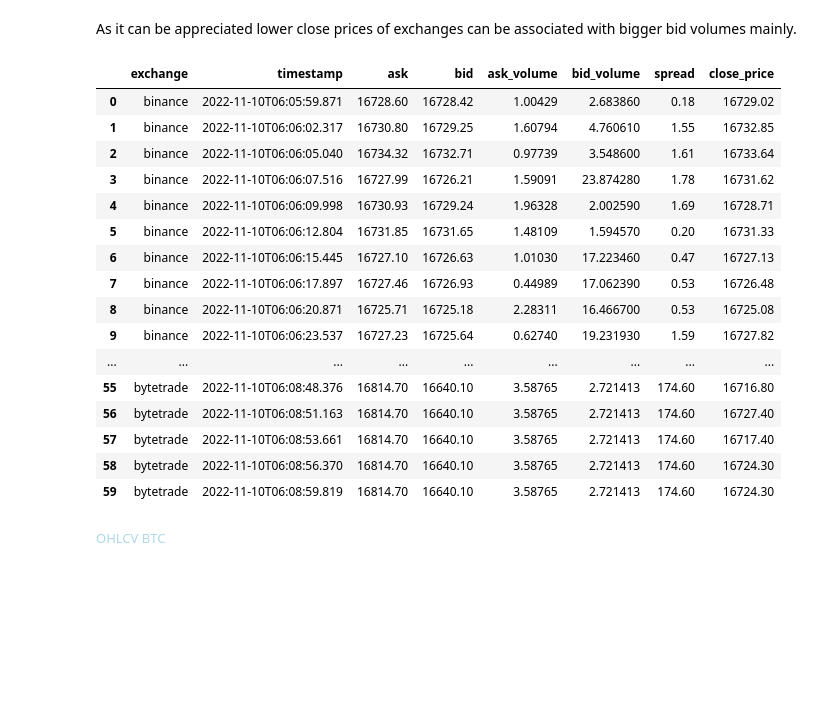
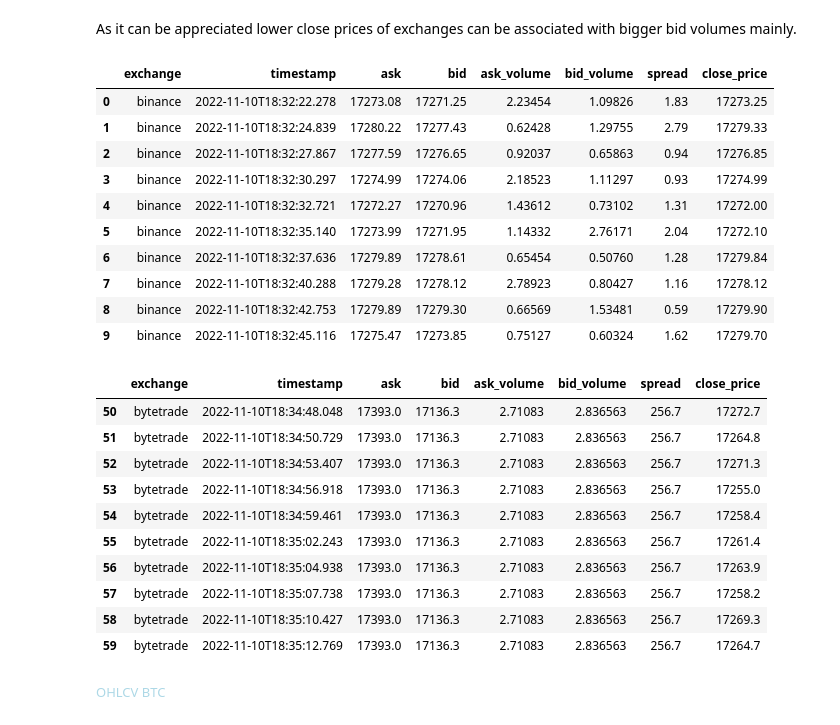
Before and after one commit to EstebanMqz/Microstructure-Visualization-Modelling, a Jupyter notebook: notebook.ipynb, the cells around one changed output. Cells and saved outputs as stored; diff of their text form; code cells hidden in the pictures; blank space fills up the shorter version.

```diff
--- a/notebook.ipynb
+++ b/notebook.ipynb
@@ -396,25 +398,33 @@ Clearly, prices are the most important factor for investments and that's why Mid
 As it can be appreciated lower close prices of exchanges can be associated with bigger bid volumes mainly.
 # %%
 verif_df1 = fn.concatenate(verif_0_B[0], verif_1_B[0], verif_2_B[0], n)
-verif_df1
+verif_df1.head(10)
 # %% [output]
 |  | exchange | timestamp | ask | bid | ask_volume | bid_volume | spread | close_price |
-| 0 | binance | 2022-11-10T06:05:59.871 | 16728.60 | 16728.42 | 1.00429 | 2.683860 | 0.18 | 16729.02 |
-| 1 | binance | 2022-11-10T06:06:02.317 | 16730.80 | 16729.25 | 1.60794 | 4.760610 | 1.55 | 16732.85 |
-| 2 | binance | 2022-11-10T06:06:05.040 | 16734.32 | 16732.71 | 0.97739 | 3.548600 | 1.61 | 16733.64 |
-| 3 | binance | 2022-11-10T06:06:07.516 | 16727.99 | 16726.21 | 1.59091 | 23.874280 | 1.78 | 16731.62 |
-| 4 | binance | 2022-11-10T06:06:09.998 | 16730.93 | 16729.24 | 1.96328 | 2.002590 | 1.69 | 16728.71 |
-| 5 | binance | 2022-11-10T06:06:12.804 | 16731.85 | 16731.65 | 1.48109 | 1.594570 | 0.20 | 16731.33 |
-| 6 | binance | 2022-11-10T06:06:15.445 | 16727.10 | 16726.63 | 1.01030 | 17.223460 | 0.47 | 16727.13 |
-| 7 | binance | 2022-11-10T06:06:17.897 | 16727.46 | 16726.93 | 0.44989 | 17.062390 | 0.53 | 16726.48 |
-| 8 | binance | 2022-11-10T06:06:20.871 | 16725.71 | 16725.18 | 2.28311 | 16.466700 | 0.53 | 16725.08 |
-| 9 | binance | 2022-11-10T06:06:23.537 | 16727.23 | 16725.64 | 0.62740 | 19.231930 | 1.59 | 16727.82 |
-| ... | ... | ... | ... | ... | ... | ... | ... | ... |
-| 55 | bytetrade | 2022-11-10T06:08:48.376 | 16814.70 | 16640.10 | 3.58765 | 2.721413 | 174.60 | 16716.80 |
-| 56 | bytetrade | 2022-11-10T06:08:51.163 | 16814.70 | 16640.10 | 3.58765 | 2.721413 | 174.60 | 16727.40 |
-| 57 | bytetrade | 2022-11-10T06:08:53.661 | 16814.70 | 16640.10 | 3.58765 | 2.721413 | 174.60 | 16717.40 |
-| 58 | bytetrade | 2022-11-10T06:08:56.370 | 16814.70 | 16640.10 | 3.58765 | 2.721413 | 174.60 | 16724.30 |
-| 59 | bytetrade | 2022-11-10T06:08:59.819 | 16814.70 | 16640.10 | 3.58765 | 2.721413 | 174.60 | 16724.30 |
+| 0 | binance | 2022-11-10T18:32:22.278 | 17273.08 | 17271.25 | 2.23454 | 1.09826 | 1.83 | 17273.25 |
+| 1 | binance | 2022-11-10T18:32:24.839 | 17280.22 | 17277.43 | 0.62428 | 1.29755 | 2.79 | 17279.33 |
+| 2 | binance | 2022-11-10T18:32:27.867 | 17277.59 | 17276.65 | 0.92037 | 0.65863 | 0.94 | 17276.85 |
+| 3 | binance | 2022-11-10T18:32:30.297 | 17274.99 | 17274.06 | 2.18523 | 1.11297 | 0.93 | 17274.99 |
+| 4 | binance | 2022-11-10T18:32:32.721 | 17272.27 | 17270.96 | 1.43612 | 0.73102 | 1.31 | 17272.00 |
+| 5 | binance | 2022-11-10T18:32:35.140 | 17273.99 | 17271.95 | 1.14332 | 2.76171 | 2.04 | 17272.10 |
+| 6 | binance | 2022-11-10T18:32:37.636 | 17279.89 | 17278.61 | 0.65454 | 0.50760 | 1.28 | 17279.84 |
+| 7 | binance | 2022-11-10T18:32:40.288 | 17279.28 | 17278.12 | 2.78923 | 0.80427 | 1.16 | 17278.12 |
+| 8 | binance | 2022-11-10T18:32:42.753 | 17279.89 | 17279.30 | 0.66569 | 1.53481 | 0.59 | 17279.90 |
+| 9 | binance | 2022-11-10T18:32:45.116 | 17275.47 | 17273.85 | 0.75127 | 0.60324 | 1.62 | 17279.70 |
+# %%
+verif_df1.tail(10)
+# %% [output]
+|  | exchange | timestamp | ask | bid | ask_volume | bid_volume | spread | close_price |
+| 50 | bytetrade | 2022-11-10T18:34:48.048 | 17393.0 | 17136.3 | 2.71083 | 2.836563 | 256.7 | 17272.7 |
+| 51 | bytetrade | 2022-11-10T18:34:50.729 | 17393.0 | 17136.3 | 2.71083 | 2.836563 | 256.7 | 17264.8 |
+| 52 | bytetrade | 2022-11-10T18:34:53.407 | 17393.0 | 17136.3 | 2.71083 | 2.836563 | 256.7 | 17271.3 |
+| 53 | bytetrade | 2022-11-10T18:34:56.918 | 17393.0 | 17136.3 | 2.71083 | 2.836563 | 256.7 | 17255.0 |
+| 54 | bytetrade | 2022-11-10T18:34:59.461 | 17393.0 | 17136.3 | 2.71083 | 2.836563 | 256.7 | 17258.4 |
+| 55 | bytetrade | 2022-11-10T18:35:02.243 | 17393.0 | 17136.3 | 2.71083 | 2.836563 | 256.7 | 17261.4 |
+| 56 | bytetrade | 2022-11-10T18:35:04.938 | 17393.0 | 17136.3 | 2.71083 | 2.836563 | 256.7 | 17263.9 |
+| 57 | bytetrade | 2022-11-10T18:35:07.738 | 17393.0 | 17136.3 | 2.71083 | 2.836563 | 256.7 | 17258.2 |
+| 58 | bytetrade | 2022-11-10T18:35:10.427 | 17393.0 | 17136.3 | 2.71083 | 2.836563 | 256.7 | 17269.3 |
+| 59 | bytetrade | 2022-11-10T18:35:12.769 | 17393.0 | 17136.3 | 2.71083 | 2.836563 | 256.7 | 17264.7 |
 # %% [markdown]
 <font color= lightblue> <font size = 2> OHLCV BTC </font>
 # %% [markdown]
```
Also changed, not shown: parts of 54 cells of this notebook, 1 other file.
